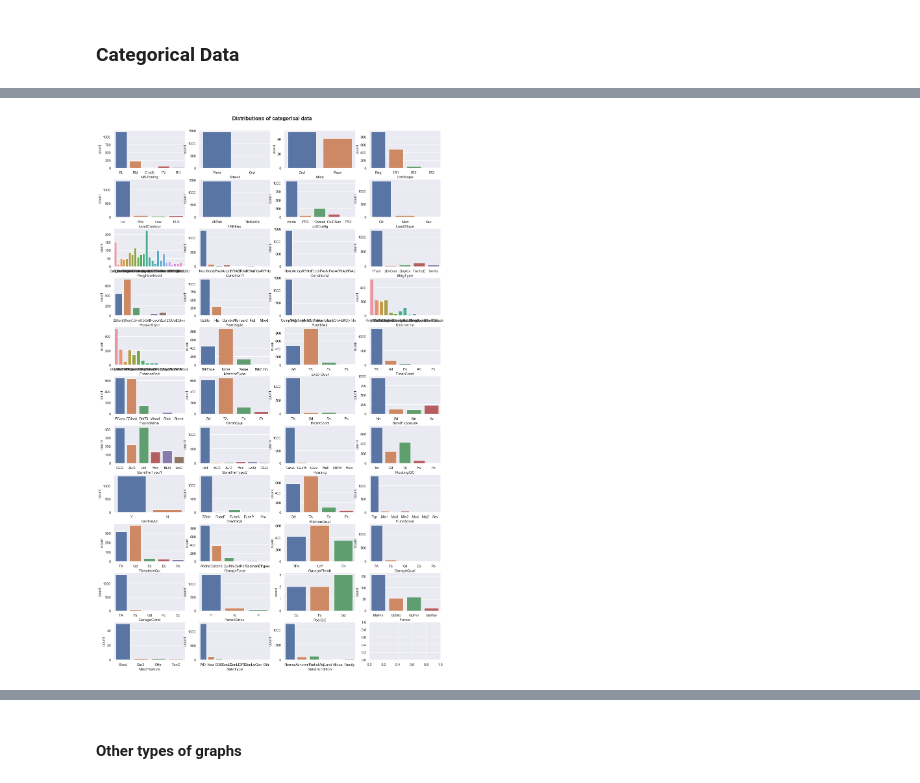
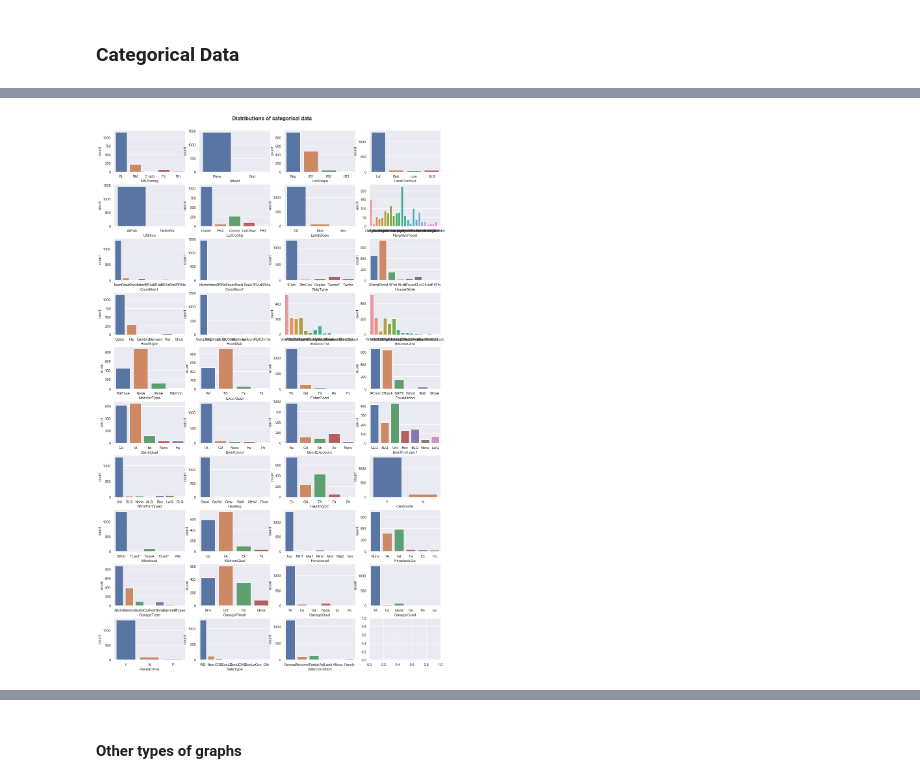
Before and after one commit to gepallas/ML_House_Prices, a Jupyter notebook: HousePricesEDA.ipynb, the cells around one changed output, grey strips where cells are left out. Cells and saved outputs as stored; diff of their text form; code cells hidden in the pictures.

```diff
--- a/HousePricesEDA.ipynb
+++ b/HousePricesEDA.ipynb
@@ -1362,18 +1405,18 @@ train_cat.shape[1]
 # %%
 i = j = k = 0
-fig, ax = plt.subplots(11,4, figsize=(18,30))
+fig, ax = plt.subplots(10,4, figsize=(18,30))
 fig.suptitle('Distributions of categorical data', fontsize=16, fontweight = 'bold', y=0.9)
 fig.subplots_adjust(hspace=0.3)
 for attr in train_cat.columns:
     sns.countplot(x=attr, data=train_clean, ax=ax[i,j])
     if j==3:
         i+=1
         j=0
     else:
         j+=1
     k+=1
 # %% [output]
-[figure, old version]
+[figure, new version]
 # %%
 train_cat.shape[1]/3
 # %% [output]
```
Also changed, not shown: parts of 47 cells of this notebook.
